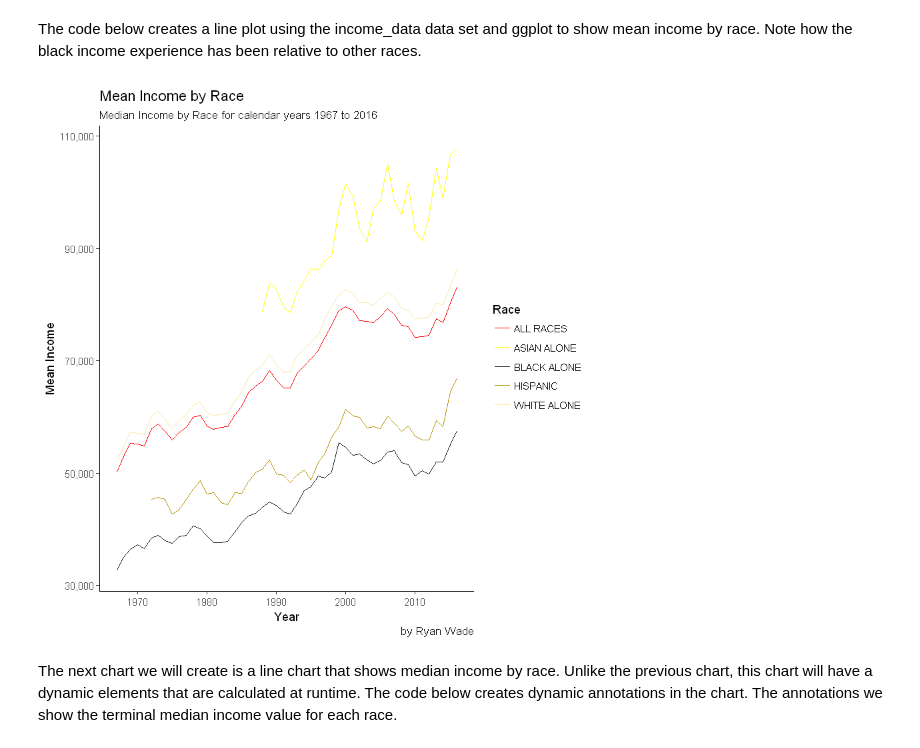
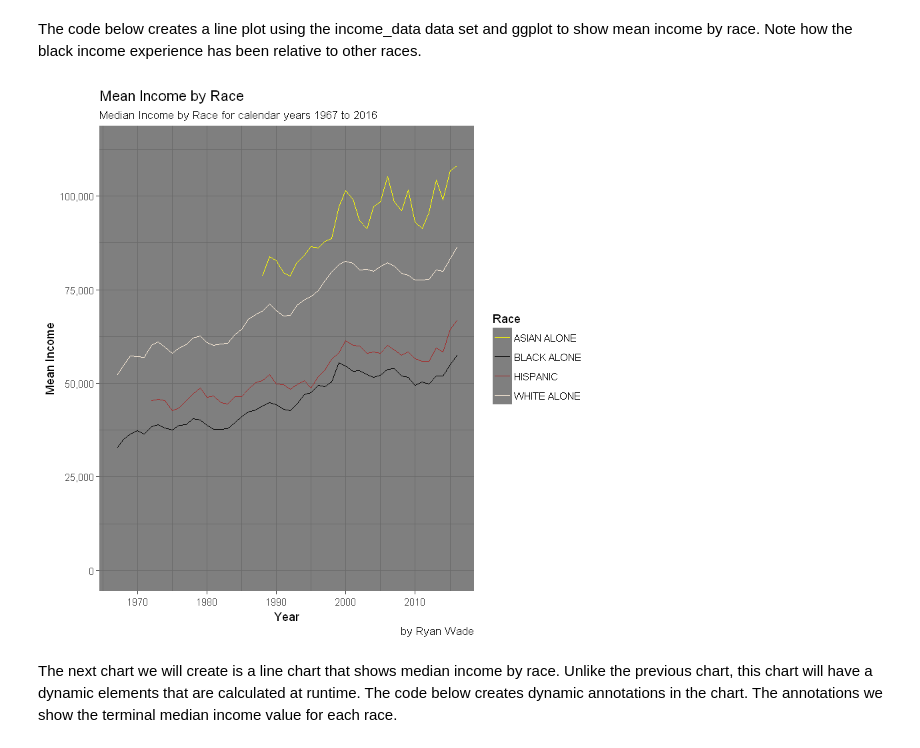
Before and after one commit to DieselAnalytics/BDPA_Workshop, a Jupyter notebook: BDPA_Conference_2018_Visualizations.ipynb, the cells around one changed output. Drawn from its saved outputs; the diff is of its cells as text; code cells hidden in the pictures.

```diff
--- a/BDPA_Conference_2018_Visualizations.ipynb
+++ b/BDPA_Conference_2018_Visualizations.ipynb
@@ -33,7 +33,8 @@ The code below reads in the data that will be used throughout the notebook into
 setwd("C:/Users/rwade/OneDrive - Diesel Analytics/Talks/BDPA/Code/TestCode/")
 income_data <-
     read_csv("./Data/income_data.csv") %>%
-    drop_na()
+    drop_na() %>%
+    filter(Race != "ALL RACES")
 tidy_income_distribution <- read_csv("./Data/tidy_income_distribution.csv")
 # %% [output]
 Parsed with column specification:
@@ -76,24 +77,26 @@ cols(
 The code below creates a named character vector that is used to define the color for each race. We define the colors using the hex values that represents the color we want. You can get a list of hex values for various colors at http://cloford.com/resources/colours/500col.htm
 # %%
 group <- c("WHITE ALONE", "BLACK ALONE", "ASIAN ALONE", "HISPANIC", "ALL RACES")
-hex_values <- c("#f9e79f", "#17202a", "#FFFF00", "#b7950b", "#FF0000")
+hex_values <- c("antiquewhite1", "black", "yellow1", "brown", "red")
 names(hex_values) <- group
 # %% [markdown]
 The code below creates a line plot using the income_data data set and ggplot to show mean income by race. Note how the black income experience has been relative to other races.
 # %%
+y_axis_upper_limit <- max(income_data$`Mean Income`) + 5000
+
 p <- ggplot(income_data, aes(x = Year, y = `Mean Income`, color = Race)) +
-    geom_line() +
-    scale_color_manual(values = hex_values) +
-    scale_y_continuous(labels = comma) +
-    theme_classic() +
-    labs(
+     theme_dark() +
+     geom_line() +
+     scale_color_manual(values = hex_values) +
+     scale_y_continuous(labels = comma, breaks = seq(0,100000, by = 25000), limits = c(0,y_axis_upper_limit)) +
+     labs(
         title = "Mean Income by Race",
         subtitle = "Median Income by Race for calendar years 1967 to 2016",
         caption = "by Ryan Wade"
-    )
+     )
 p
 # %% [output]
-[figure, old version]
+[figure, new version]
 # %% [markdown]
 The next chart we will create is a line chart that shows median income by race. Unlike the previous chart, this chart will have a dynamic elements that are calculated at runtime. The code below creates dynamic annotations in the chart. The annotations we show the terminal median income value for each race.
 # %%
```
Also changed, not shown: parts of 2 cells of this notebook.
